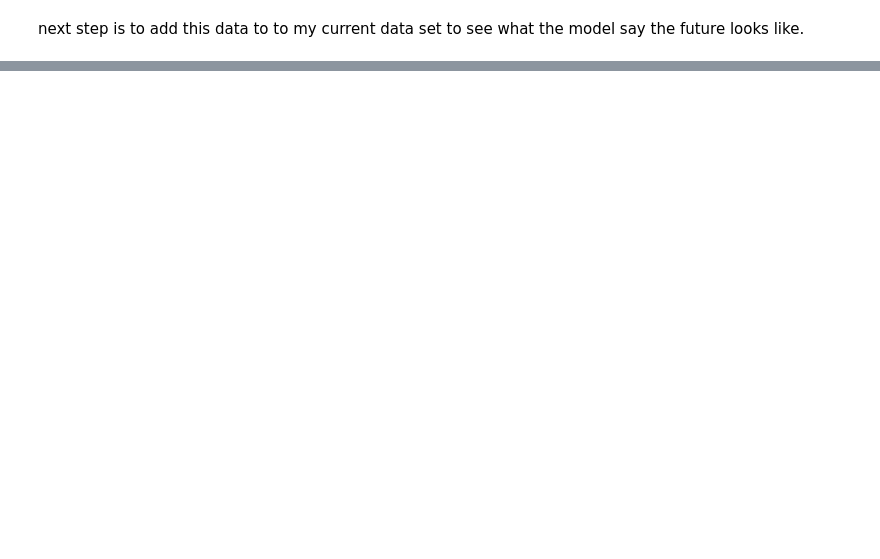
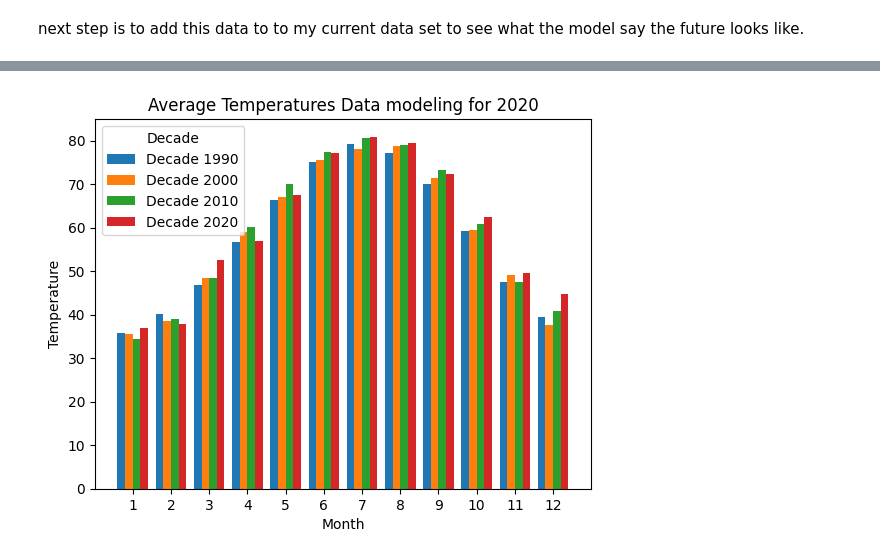
Before and after one commit to dmorton714/weather, a Jupyter notebook: redo.ipynb, the cells around one changed output, grey strips where cells are left out. Cells and saved outputs as stored; diff of their text form; code cells hidden in the pictures; blank space fills up the shorter version.

```diff
--- a/redo.ipynb
+++ b/redo.ipynb
@@ -236,0 +204,4 @@ next step is to add this data to to my current data set to see what the model sa
+# %%
+columns_to_drop = ['Station', 'Max_Temp',	'Min_Temp',	'Rain_Fall',	'Month',	'Day',	'Year',	'Decade']
+df = df.drop(columns_to_drop, axis=1)
+df.head()
@@ -236,0 +291,34 @@ next step is to add this data to to my current data set to see what the model sa
+# %%
+# Separate data by decades
+decades = df_monthly_decade['Decade'].unique()
+
+# Set the width of the bars
+bar_width = 0.2
+
+# Create an array of month indices for x-axis positioning
+month_indices = df_monthly_decade['Month'].unique()
+
+# Create a bar for each decade
+for i, decade in enumerate(decades):
+    subset = df_monthly_decade[df_monthly_decade['Decade'] == decade]
+    plt.bar(month_indices + i * bar_width, subset['Average_Temp'], width=bar_width, label=f'Decade {decade}')
+
+# naming x axis
+plt.xlabel('Month')
+
+# naming y axis
+plt.ylabel('Temperature')
+
+# title to the graph
+plt.title('Average Temperatures Data modeling for 2020')
+
+# Set x-axis ticks and labels
+plt.xticks(month_indices + (bar_width * (len(decades) - 1)) / 2, df_monthly_decade['Month'].unique())
+
+# Add a legend
+plt.legend(title='Decade')
+
+# Show the plot
+plt.show()
+# %% [output]
+[figure, added]
```
Also changed, not shown: parts of 15 cells of this notebook, 1 other file.
